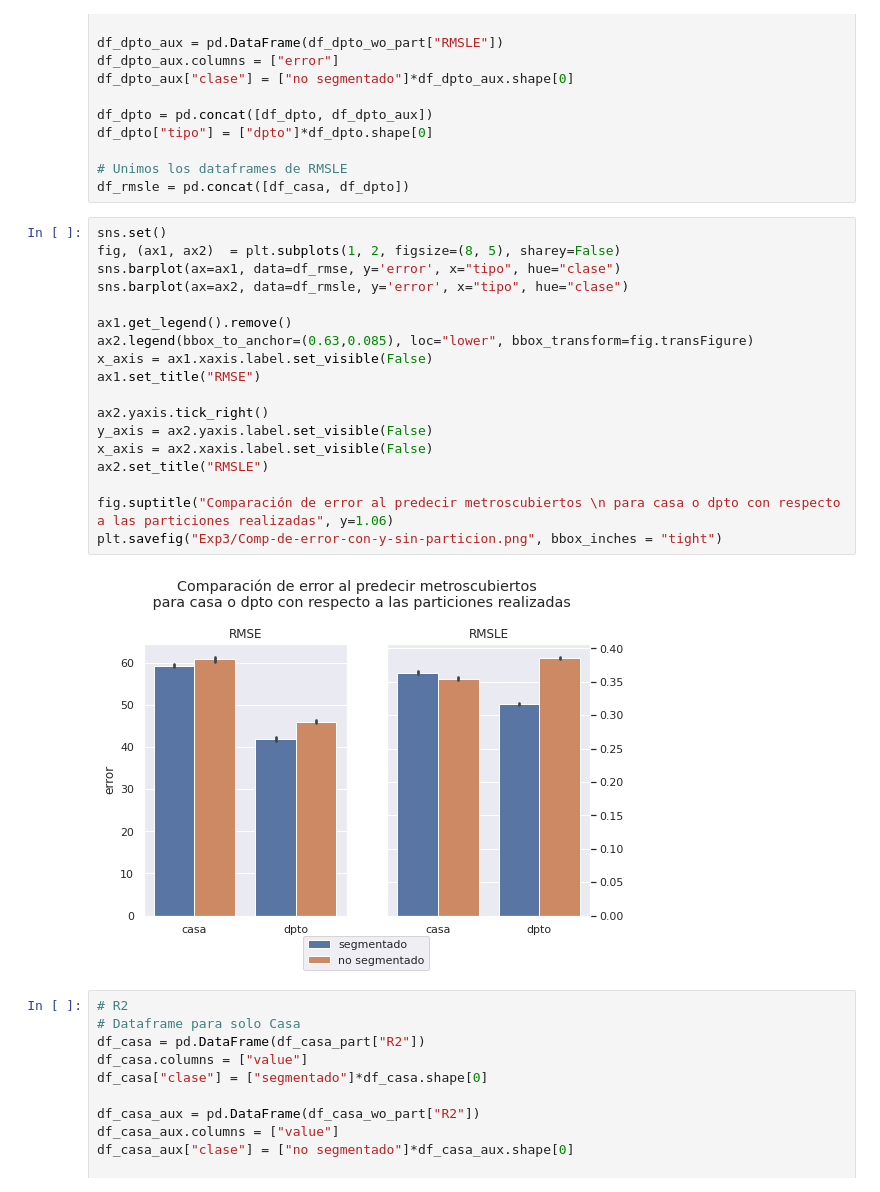
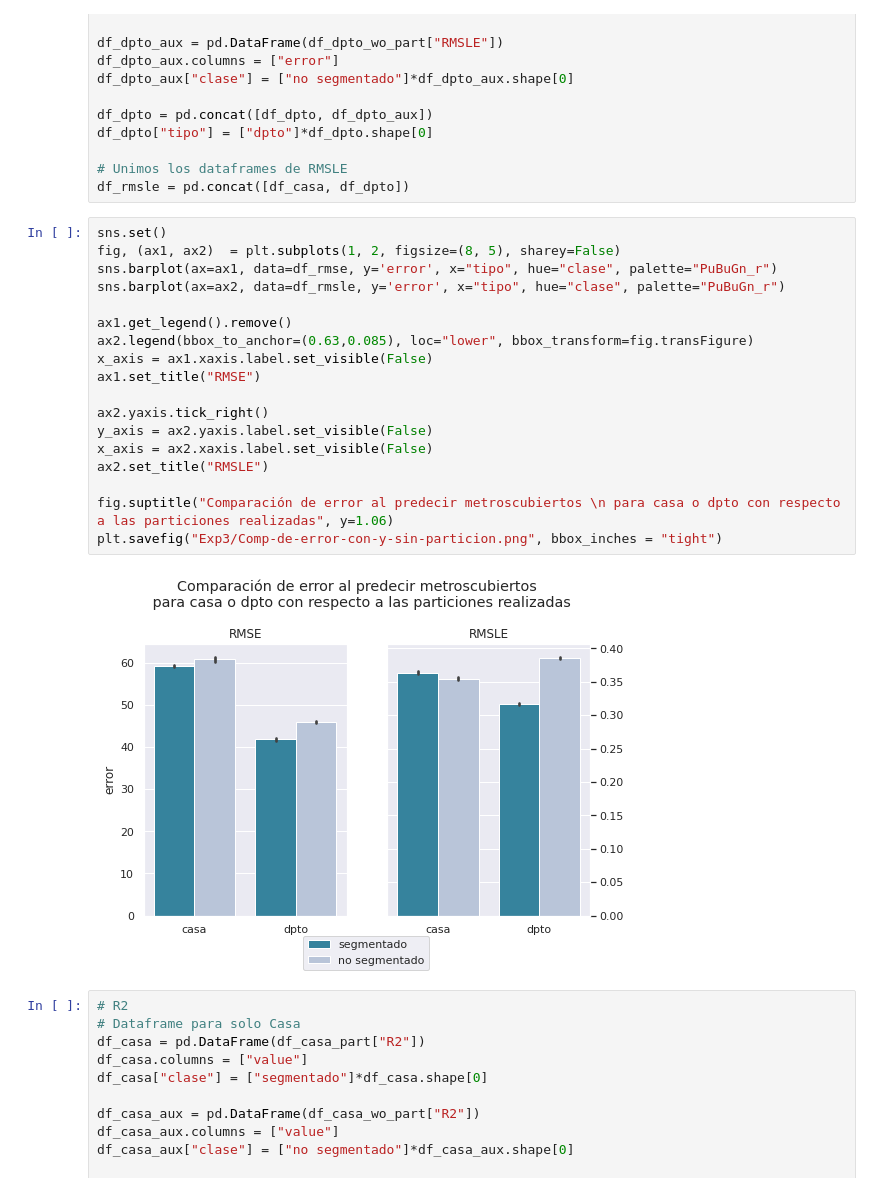
Before and after one commit to davidvenegasr/TP3-MetNum, a Jupyter notebook: notebooks/Exp3.ipynb, the cells around one changed output. Saved outputs shown, nothing was run; the diff lists cells and outputs as text.

```diff
--- a/notebooks/Exp3.ipynb
+++ b/notebooks/Exp3.ipynb
@@ -445,23 +462,23 @@ df_rmsle = pd.concat([df_casa, df_dpto])
 # %%
 sns.set()
 fig, (ax1, ax2)  = plt.subplots(1, 2, figsize=(8, 5), sharey=False)
-sns.barplot(ax=ax1, data=df_rmse, y='error', x="tipo", hue="clase")
-sns.barplot(ax=ax2, data=df_rmsle, y='error', x="tipo", hue="clase")
+sns.barplot(ax=ax1, data=df_rmse, y='error', x="tipo", hue="clase", palette="PuBuGn_r")
+sns.barplot(ax=ax2, data=df_rmsle, y='error', x="tipo", hue="clase", palette="PuBuGn_r")
 
 ax1.get_legend().remove()
 ax2.legend(bbox_to_anchor=(0.63,0.085), loc="lower", bbox_transform=fig.transFigure)
 x_axis = ax1.xaxis.label.set_visible(False)
 ax1.set_title("RMSE")
 
 ax2.yaxis.tick_right()
 y_axis = ax2.yaxis.label.set_visible(False)
 x_axis = ax2.xaxis.label.set_visible(False)
 ax2.set_title("RMSLE")
 
 fig.suptitle("Comparación de error al predecir metroscubiertos \n para casa o dpto con respecto a las particiones realizadas", y=1.06)
 plt.savefig("Exp3/Comp-de-error-con-y-sin-particion.png", bbox_inches = "tight")
 # %% [output]
-[figure, old version]
+[figure, new version]
 # %%
 # R2
 # Dataframe para solo Casa
```
Also changed, not shown: parts of 5 cells of this notebook, 7 other files.
